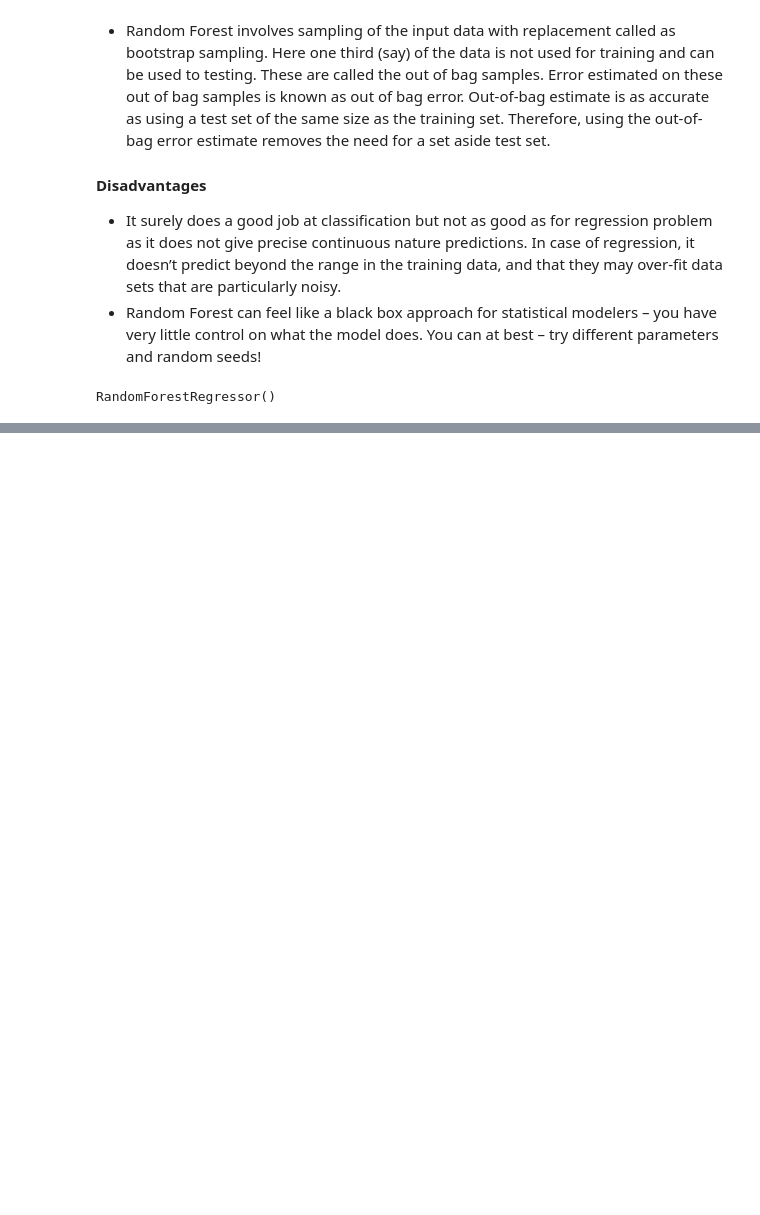
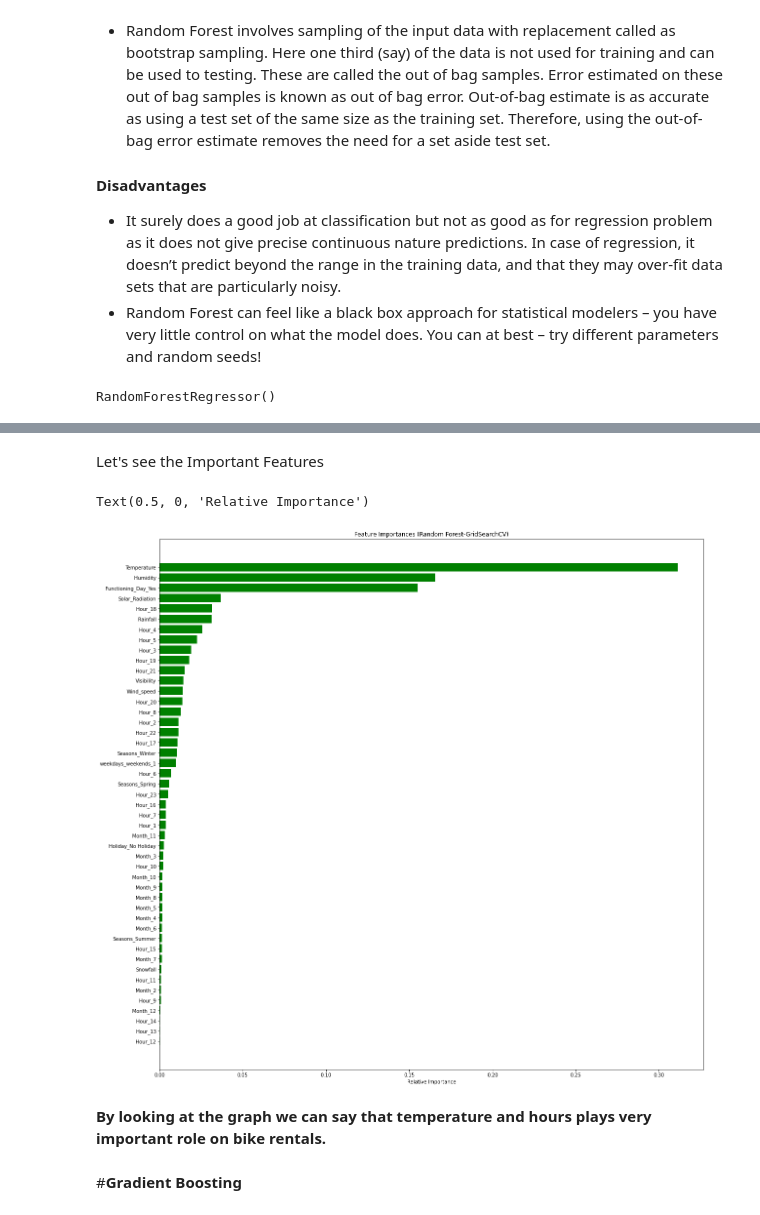
Before and after one commit to sksamima5/Bike-Sharing-Demand-Prediction-, a Jupyter notebook: Bike_Sharing_Demand_Prediction_Capstone_Project.ipynb, the cells around one changed output, grey strips where cells are left out. Cells and saved outputs as stored; diff of their text form; code cells hidden in the pictures; blank space fills up the shorter version.

```diff
--- a/Bike_Sharing_Demand_Prediction_Capstone_Project.ipynb
+++ b/Bike_Sharing_Demand_Prediction_Capstone_Project.ipynb
@@ -1787,0 +1893,19 @@ y_pred_train_rf = rf_regressor.predict(X_train)
+# %% [markdown]
+Let's see the Important Features
+# %%
+#Let's check the important variables
+imp_variables=X.columns
+importances = rf_regressor.feature_importances_
+indices = np.argsort(importances)
+plt.figure(figsize=(20,20))
+plt.title('Feature Importances (Random Forest-GridSearchCV)')
+plt.barh(range(len(indices)), importances[indices], color='g', align='center')
+plt.yticks(range(len(indices)), imp_variables[indices])
+plt.xlabel('Relative Importance')
+# %% [output]
+Text(0.5, 0, 'Relative Importance')
+[figure, added]
+# %% [markdown]
+**By looking at the graph we can say that temperature and hours plays very important role on bike rentals.**
+# %% [markdown]
+#**Gradient Boosting**
```
Also changed, not shown: parts of 9 cells of this notebook.
